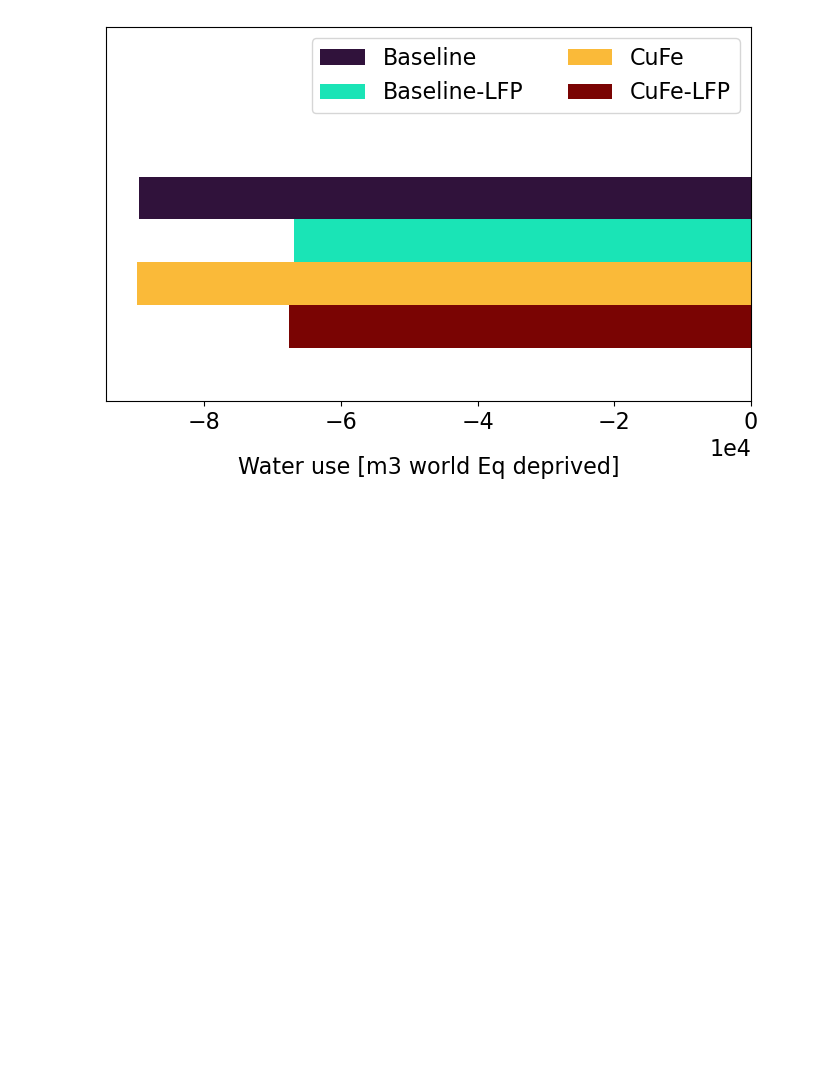
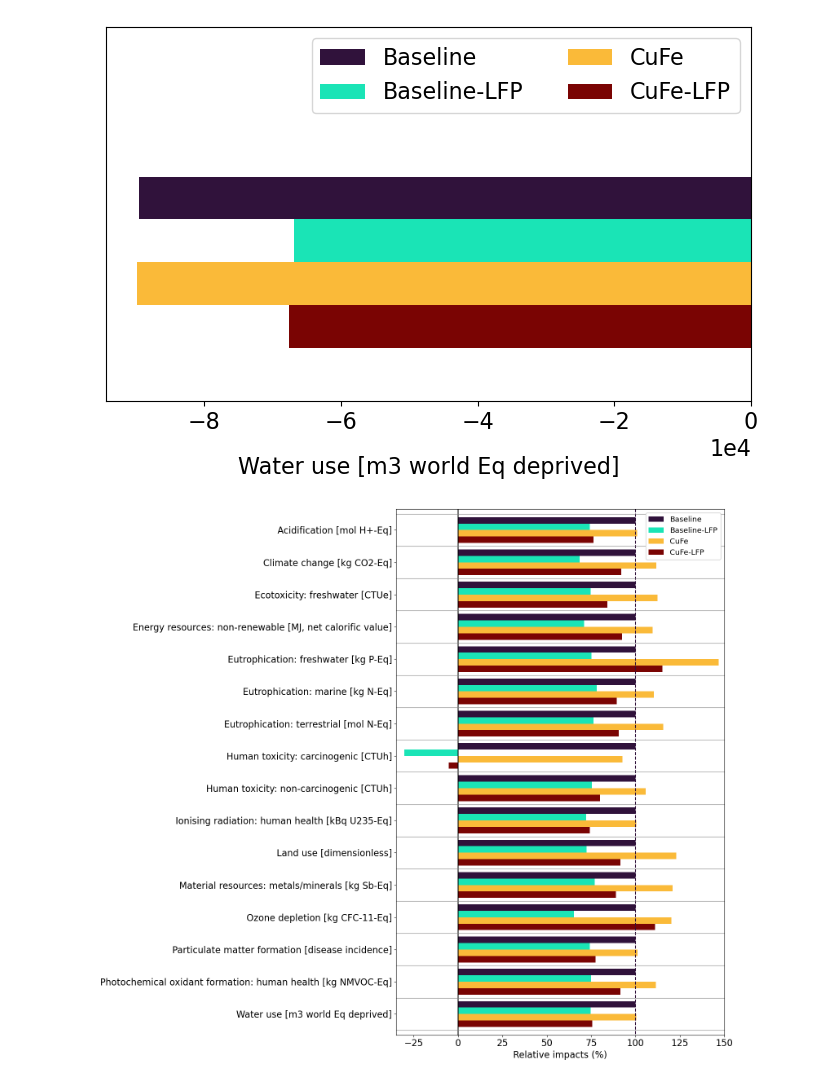
Before and after one commit to laphei/openlca-contributor, a Jupyter notebook: LCIA_graphs.ipynb, the cells around one changed output. Drawn from its saved outputs; the diff is of its cells as text; code cells hidden in the pictures; blank space fills up the shorter version.

Commit message:
added relative impact plotting

```diff
--- a/LCIA_graphs.ipynb
+++ b/LCIA_graphs.ipynb
@@ -43,5 +68,12 @@ for scenario in [Baseline, Baseline_LFP, CuFe, CuFe_LFP]:
 # %%
-# Baseline_LFP['Result'] /= Baseline['Result'] * 100
-# CuFe['Result'] /= Baseline['Result'] * 100
-# CuFe_LFP['Result'] /= Baseline['Result'] * 100
-# Baseline['Result'] /= Baseline['Result'] * 100 - 100
+# Get relative impacts (Baseline = 100%)
+relative_impacts = {
+    'Baseline': [100 for i in Baseline['Result']],
+    'Baseline-LFP': [Baseline_LFP.iloc[i]['Result'] / Baseline.iloc[i]['Result'] * 100 for i in range(len(Baseline_LFP))],
+    'CuFe': [CuFe.iloc[i]['Result'] / Baseline.iloc[i]['Result'] * 100 for i in range(len(CuFe))],
+    'CuFe-LFP': [CuFe_LFP.iloc[i]['Result'] / Baseline.iloc[i]['Result'] * 100 for i in range(len(CuFe_LFP))],
+}
+
+relative_impacts = pd.DataFrame(relative_impacts, index=Baseline['Impact category'])
+# relative_impacts = relative_impacts[relative_impacts.columns[::-1]]
+relative_impacts
@@ -107,3 +156,38 @@ plt.tight_layout()
 plt.show()
 # %% [output]
 [figure]
+# %%
+fig, ax = plt.subplots(figsize=(16, 14))
+mpl.rcParams.update({'font.size': 16})
+
+relative_impacts.plot(kind='barh', cmap=mpl.colormaps['turbo'], ax=ax, width=0.8)
+# ax.plot(16, 100, 'k--')
+ax.vlines(x=100, ymin=-1, ymax=16, linestyles='dashed', colors=mpl.colormaps['turbo'].colors[0])
+ax.vlines(x=0, ymin=-1, ymax=16, colors='black')
+ax.hlines(y=15.5, xmin=-100, xmax=150, colors='grey', linewidth=0.8) #, linestyles='dashed')
+ax.hlines(y=14.5, xmin=-100, xmax=150, colors='grey', linewidth=0.8) #, linestyles='dashed')
+ax.hlines(y=13.5, xmin=-100, xmax=150, colors='grey', linewidth=0.8) #, linestyles='dashed')
+ax.hlines(y=12.5, xmin=-100, xmax=150, colors='grey', linewidth=0.8) #, linestyles='dashed')
+ax.hlines(y=11.5, xmin=-100, xmax=150, colors='grey', linewidth=0.8) #, linestyles='dashed')
+ax.hlines(y=10.5, xmin=-100, xmax=150, colors='grey', linewidth=0.8) #, linestyles='dashed')
+ax.hlines(y=9.5, xmin=-100, xmax=150, colors='grey', linewidth=0.8) #, linestyles='dashed')
+ax.hlines(y=8.5, xmin=-100, xmax=150, colors='grey', linewidth=0.8) #, linestyles='dashed')
+ax.hlines(y=7.5, xmin=-100, xmax=150, colors='grey', linewidth=0.8) #, linestyles='dashed')
+ax.hlines(y=6.5, xmin=-100, xmax=150, colors='grey', linewidth=0.8) #, linestyles='dashed')
+ax.hlines(y=5.5, xmin=-100, xmax=150, colors='grey', linewidth=0.8) #, linestyles='dashed')
+ax.hlines(y=4.5, xmin=-100, xmax=150, colors='grey', linewidth=0.8) #, linestyles='dashed')
+ax.hlines(y=3.5, xmin=-100, xmax=150, colors='grey', linewidth=0.8) #, linestyles='dashed')
+ax.hlines(y=2.5, xmin=-100, xmax=150, colors='grey', linewidth=0.8) #, linestyles='dashed')
+ax.hlines(y=1.5, xmin=-100, xmax=150, colors='grey', linewidth=0.8) #, linestyles='dashed')
+ax.hlines(y=0.5, xmin=-100, xmax=150, colors='grey', linewidth=0.8) #, linestyles='dashed')
+ax.hlines(y=-0.5, xmin=-100, xmax=150, colors='grey', linewidth=0.8) #, linestyles='dashed')
+
+ax.set_xlim([-35, 150])
+ax.set_ylabel('')
+ax.set_xlabel('Relative impacts (%)')
+ax.legend(loc='best', fontsize='small', framealpha=1)
+plt.gca().invert_yaxis()
+plt.tight_layout()
+plt.show()
+# %% [output]
+[figure, added]
```
Also changed, not shown: parts of 6 cells of this notebook.
